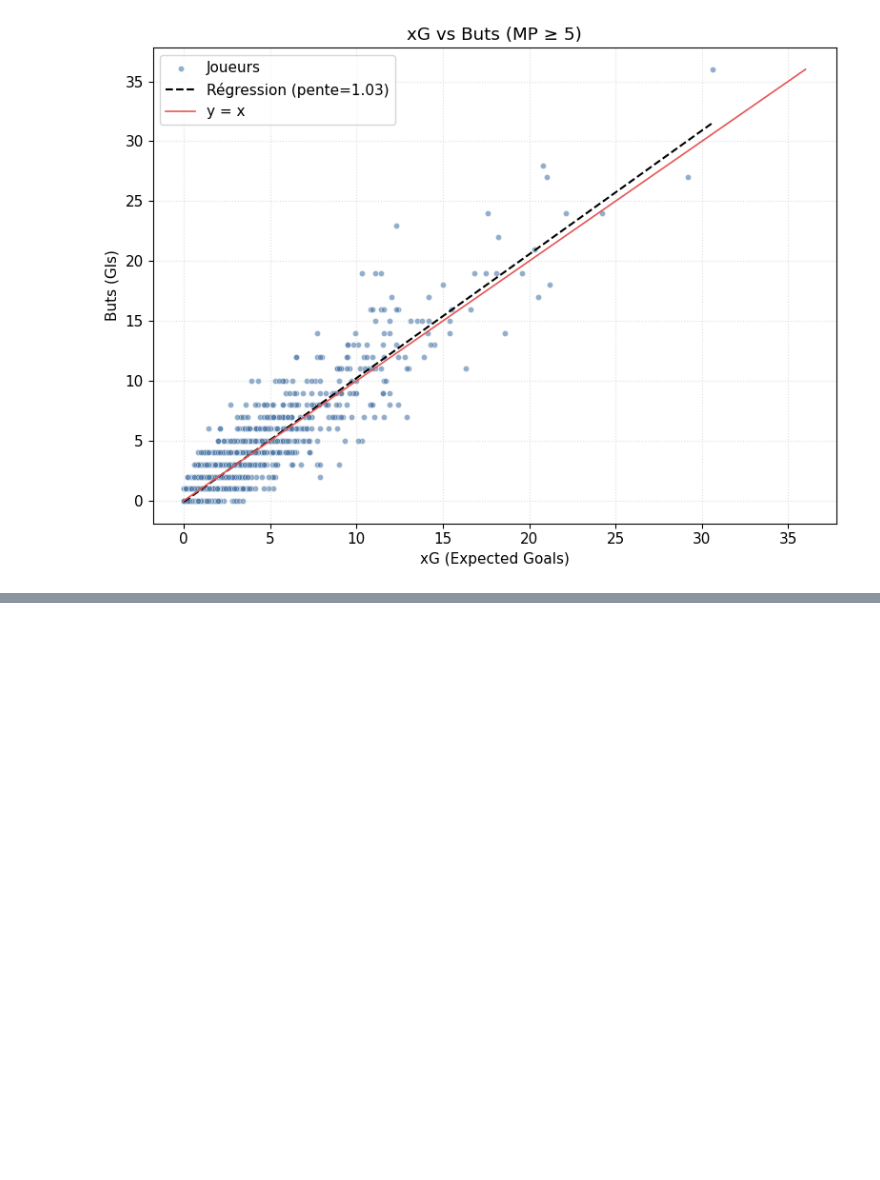
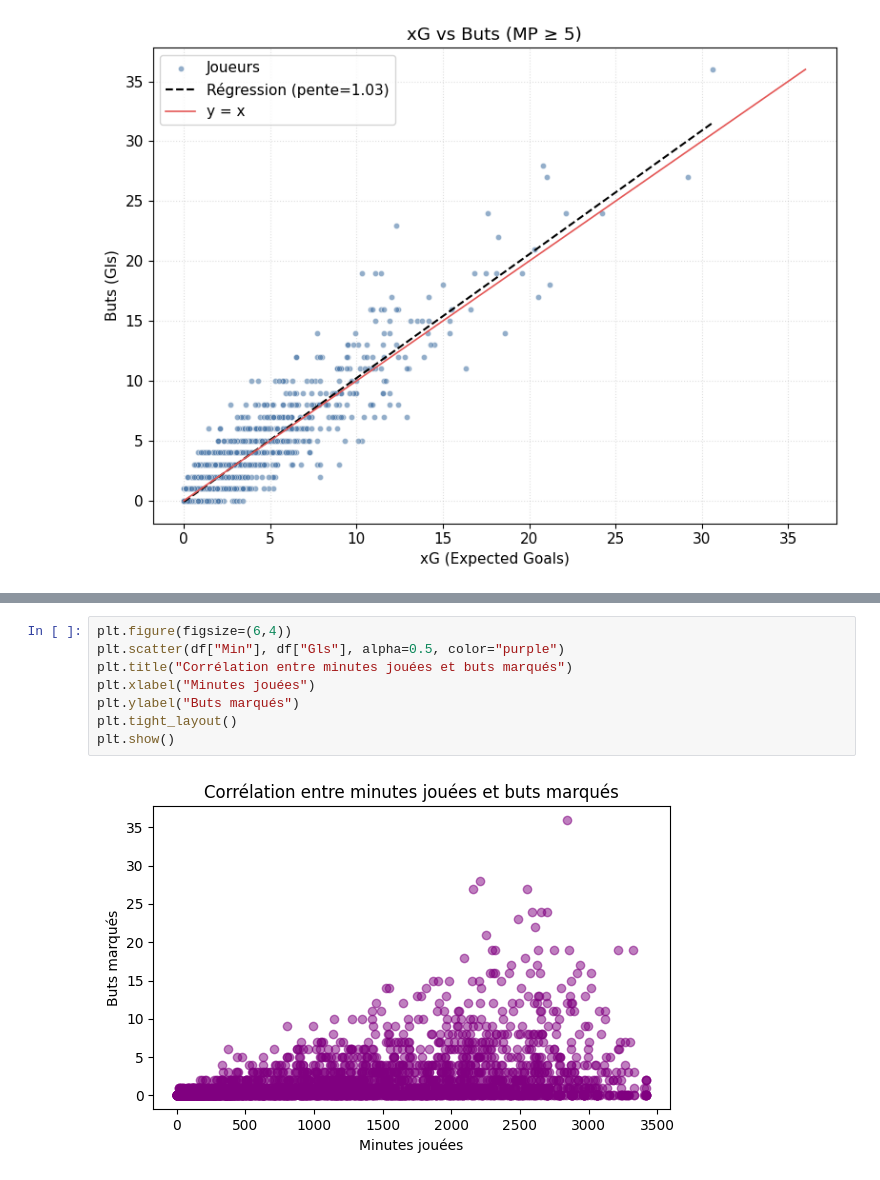
Before and after one commit to Hugoldt/SoccerStat, a Jupyter notebook: cleaningcsvfoot.ipynb, the cells around one changed output, grey strips where cells are left out. Saved outputs shown, nothing was run; the diff lists cells and outputs as text; blank space fills up the shorter version.

```diff
--- a/cleaningcsvfoot.ipynb
+++ b/cleaningcsvfoot.ipynb
@@ -267,0 +227,10 @@ plt.show()
+# %%
+plt.figure(figsize=(6,4))
+plt.scatter(df["Min"], df["Gls"], alpha=0.5, color="purple")
+plt.title("Corrélation entre minutes jouées et buts marqués")
+plt.xlabel("Minutes jouées")
+plt.ylabel("Buts marqués")
+plt.tight_layout()
+plt.show()
+# %% [output]
+[figure, added]
```
Also changed, not shown: parts of 2 cells of this notebook, 6 other files.
